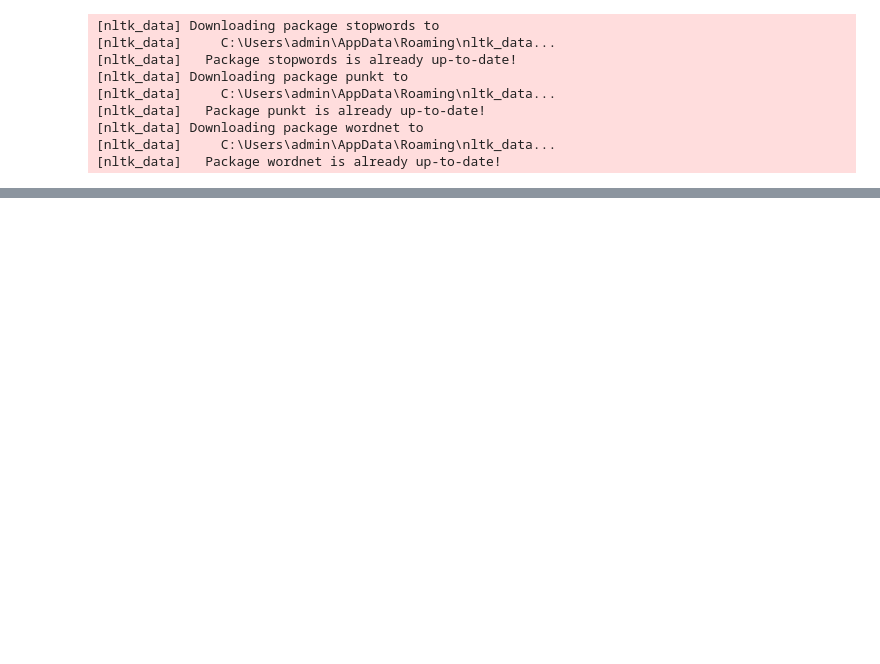
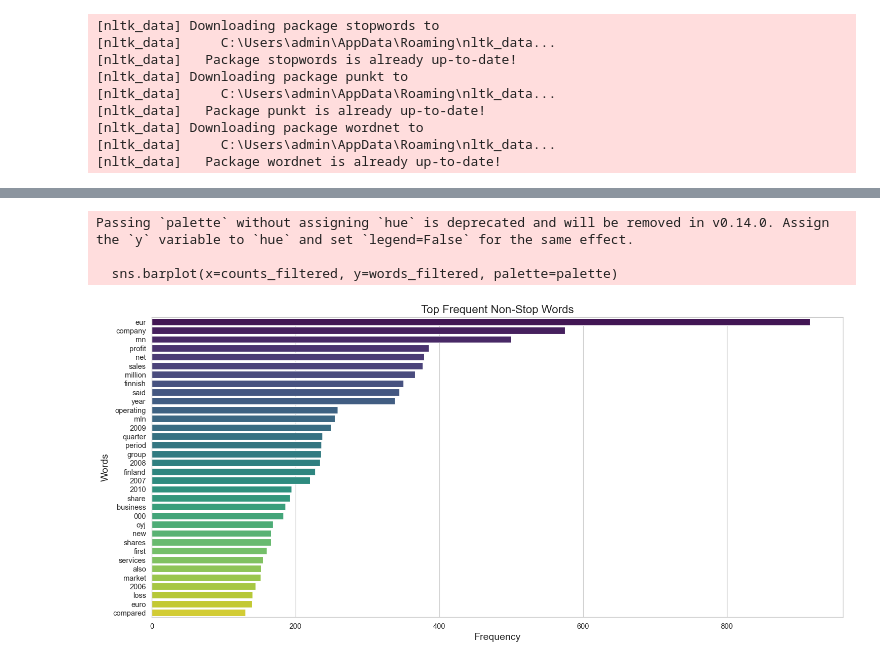
Before and after one commit to x99i9/MH6812_GROUP-PROJECT, a Jupyter notebook: Project.ipynb, the cells around one changed output, grey strips where cells are left out. Saved outputs shown, nothing was run; the diff lists cells and outputs as text; code cells hidden in the pictures; blank space fills up the shorter version.

```diff
--- a/Project.ipynb
+++ b/Project.ipynb
@@ -221,0 +269,20 @@ df_finphrase['sentence'].apply(lambda x: len(x.split())).plot(kind='hist', color
+# %%
+# Cell 1: Import Necessary Libraries and Set Up Stop Words
+import pandas as pd
+import matplotlib.pyplot as plt
+import seaborn as sns
+from collections import defaultdict, Counter
+from nltk.util import ngrams
+from wordcloud import WordCloud
+import nltk
+nltk.download('punkt')
+nltk.download('stopwords')
+from nltk.corpus import stopwords
+
+# Set up stopwords (using NLTK's English stopwords)
+stop = set(stopwords.words('english'))
+
+# Optionally, if you have a training DataFrame named 'train_df', use it.
+# If not, you can use your df_finphrase DataFrame.
+# For this example, we'll assume train_df exists.
+# train_df = df_finphrase  # Uncomment or adjust as needed
@@ -221,0 +367,30 @@ df_finphrase['sentence'].apply(lambda x: len(x.split())).plot(kind='hist', color
+# %%
+# Cell 4: Plot Most Frequent Non-Stop Words Using Counter and a Horizontal Bar Plot
+
+# Count the frequency of all words in the corpus using Counter
+counter = Counter(corpus)
+most_common = counter.most_common(60)
+
+# Filter out stop words from the most common words
+words_filtered = []
+counts_filtered = []
+for word, count in most_common:
+    if word not in stop:
+        words_filtered.append(word)
+        counts_filtered.append(count)
+
+# Create a horizontal bar plot for the filtered non-stop words with different colors for each bar
+plt.figure(figsize=(15, 7))
+# Generate a color palette with as many colors as there are bars
+palette = sns.color_palette("viridis", len(words_filtered))
+sns.barplot(x=counts_filtered, y=words_filtered, palette=palette)
+plt.title("Top Frequent Non-Stop Words", fontsize=16)
+plt.xlabel("Frequency", fontsize=14)
+plt.ylabel("Words", fontsize=14)
+plt.tight_layout()
+plt.show()
+# %% [output]
+Passing `palette` without assigning `hue` is deprecated and will be removed in v0.14.0. Assign the `y` variable to `hue` and set `legend=False` for the same effect.
+
+  sns.barplot(x=counts_filtered, y=words_filtered, palette=palette)
+[figure, added]
```
Also changed, not shown: parts of 22 cells of this notebook, 1 other file.
